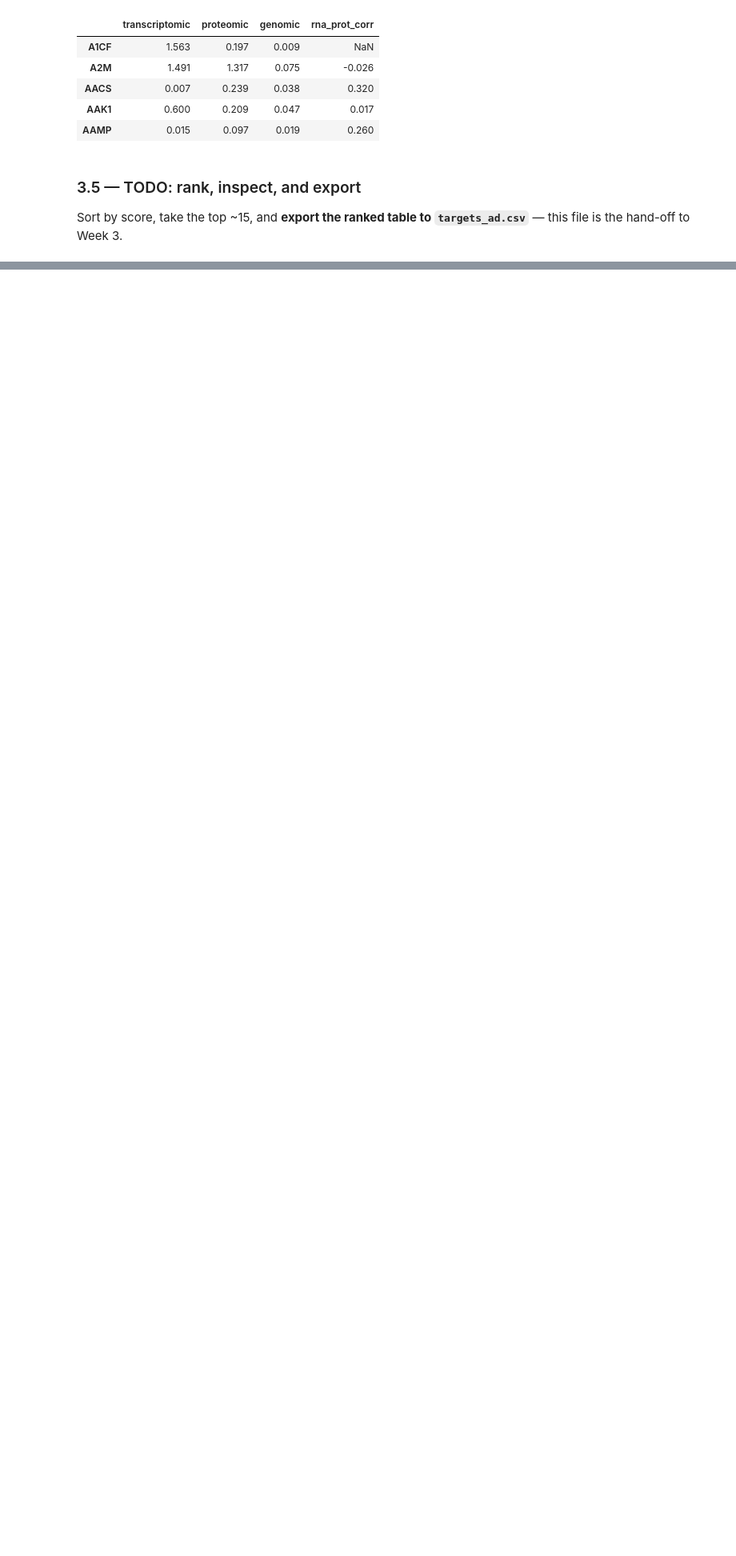
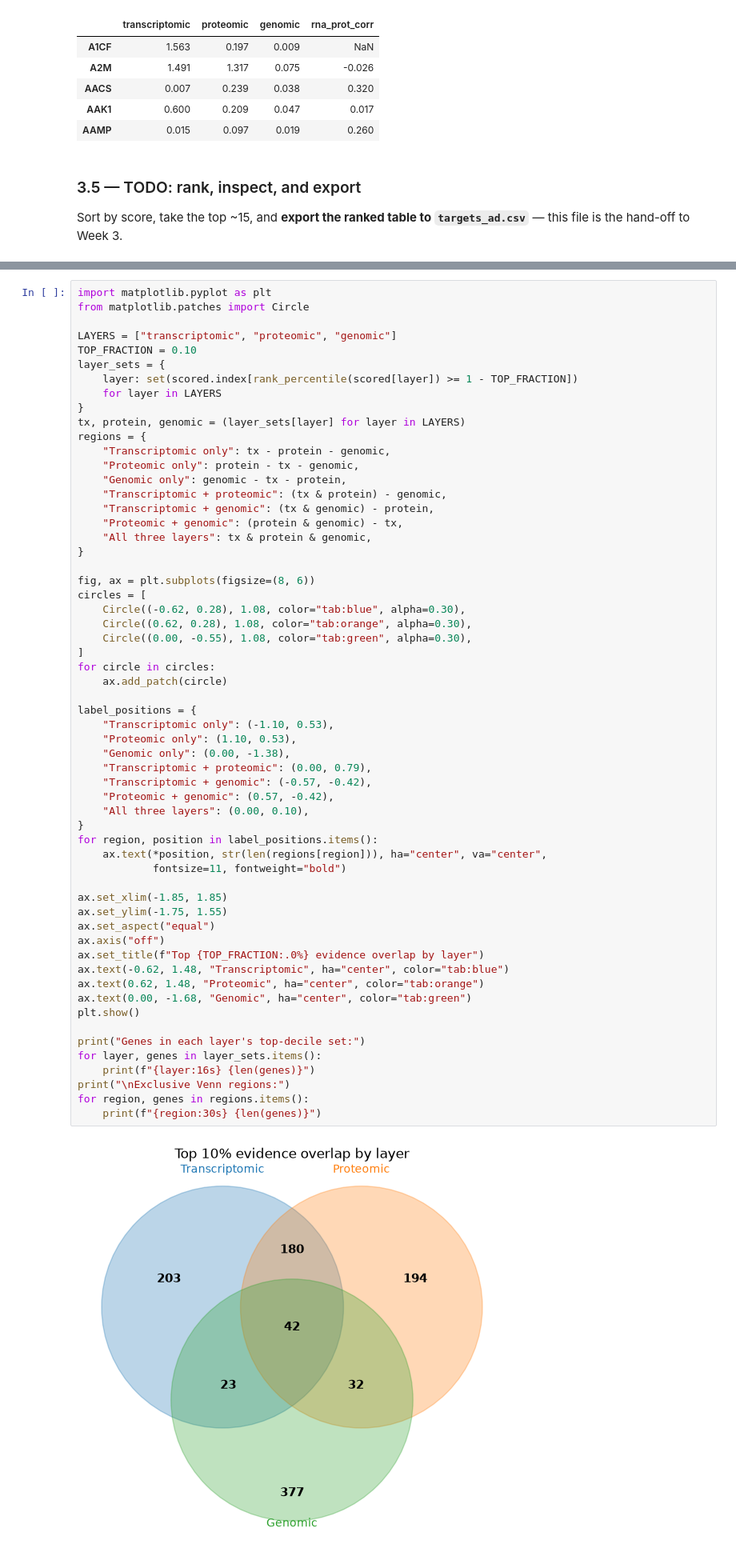
Before and after one commit to SeanRCox/biot6900, a Jupyter notebook: module2/BIOT6900_Module2_Starter.ipynb, the cells around one changed output, grey strips where cells are left out. Shown at 80% size. Drawn from its saved outputs; the diff is of its cells as text; blank space fills up the shorter version.

```diff
--- a/module2/BIOT6900_Module2_Starter.ipynb
+++ b/module2/BIOT6900_Module2_Starter.ipynb
@@ -346,0 +360,61 @@ KCNMA1           3.546      1.028    0.160            NaN  0.976
+# %%
+import matplotlib.pyplot as plt
+from matplotlib.patches import Circle
+
+LAYERS = ["transcriptomic", "proteomic", "genomic"]
+TOP_FRACTION = 0.10
+layer_sets = {
+    layer: set(scored.index[rank_percentile(scored[layer]) >= 1 - TOP_FRACTION])
+    for layer in LAYERS
+}
+tx, protein, genomic = (layer_sets[layer] for layer in LAYERS)
+regions = {
+    "Transcriptomic only": tx - protein - genomic,
+    "Proteomic only": protein - tx - genomic,
+    "Genomic only": genomic - tx - protein,
+    "Transcriptomic + proteomic": (tx & protein) - genomic,
+    "Transcriptomic + genomic": (tx & genomic) - protein,
+    "Proteomic + genomic": (protein & genomic) - tx,
+    "All three layers": tx & protein & genomic,
+}
+
+fig, ax = plt.subplots(figsize=(8, 6))
+circles = [
+    Circle((-0.62, 0.28), 1.08, color="tab:blue", alpha=0.30),
+    Circle((0.62, 0.28), 1.08, color="tab:orange", alpha=0.30),
+    Circle((0.00, -0.55), 1.08, color="tab:green", alpha=0.30),
+]
+for circle in circles:
+    ax.add_patch(circle)
+
+label_positions = {
+    "Transcriptomic only": (-1.10, 0.53),
+    "Proteomic only": (1.10, 0.53),
+    "Genomic only": (0.00, -1.38),
+    "Transcriptomic + proteomic": (0.00, 0.79),
+    "Transcriptomic + genomic": (-0.57, -0.42),
+    "Proteomic + genomic": (0.57, -0.42),
+    "All three layers": (0.00, 0.10),
+}
+for region, position in label_positions.items():
+    ax.text(*position, str(len(regions[region])), ha="center", va="center",
+            fontsize=11, fontweight="bold")
+
+ax.set_xlim(-1.85, 1.85)
+ax.set_ylim(-1.75, 1.55)
+ax.set_aspect("equal")
+ax.axis("off")
+ax.set_title(f"Top {TOP_FRACTION:.0%} evidence overlap by layer")
+ax.text(-0.62, 1.48, "Transcriptomic", ha="center", color="tab:blue")
+ax.text(0.62, 1.48, "Proteomic", ha="center", color="tab:orange")
+ax.text(0.00, -1.68, "Genomic", ha="center", color="tab:green")
+plt.show()
+
+print("Genes in each layer's top-decile set:")
+for layer, genes in layer_sets.items():
+    print(f"{layer:16s} {len(genes)}")
+print("\nExclusive Venn regions:")
+for region, genes in regions.items():
+    print(f"{region:30s} {len(genes)}")
+# %% [output]
+[figure, added]
```
Also changed, not shown: parts of 5 cells of this notebook, 11 other files.
